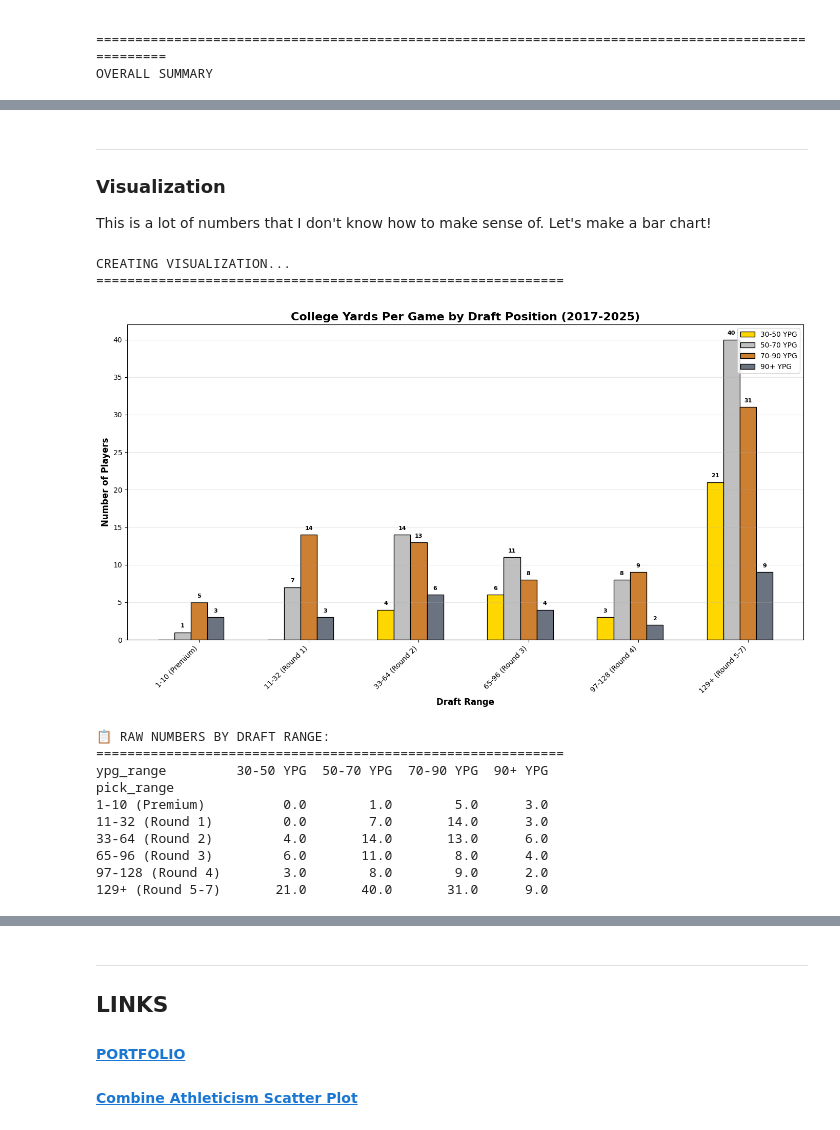
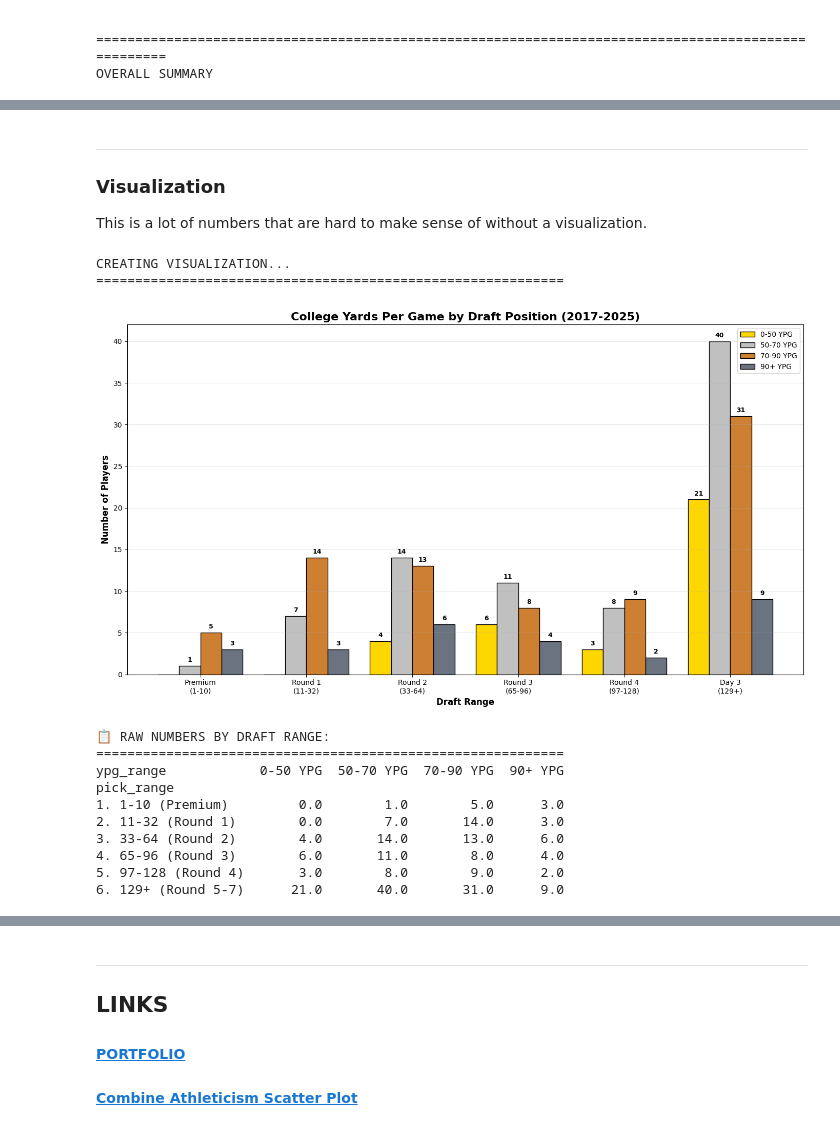
Before and after one commit to QuinnG8/nfl-draft-analytics, a Jupyter notebook: notebooks/02_college_ypg_analysis.ipynb, the cells around one changed output, grey strips where cells are left out. Drawn from its saved outputs; the diff is of its cells as text; code cells hidden in the pictures.

Commit message:
Updated Notebooks, added visualization

```diff
--- a/notebooks/02_college_ypg_analysis.ipynb
+++ b/notebooks/02_college_ypg_analysis.ipynb
@@ -154,7 +237,7 @@ WR COLLEGE YPG BY DRAFT PICK (2017-2025)
 # %% [markdown]
 ***
 ### Visualization
-This is a lot of numbers that I don't know how to make sense of. Let's make a bar chart!
+This is a lot of numbers that are hard to make sense of without a visualization.
 # %%
 import matplotlib.pyplot as plt
 import numpy as np
@@ -165,10 +248,10 @@ print("=" * 60)
 # first, let's pivot the data to get it in the right format
 pivot_data = results.pivot(index='pick_range', columns='ypg_range', values='player_count').fillna(0)
 
-# define the order for pick ranges
-pick_order = ['1-10 (Premium)', '11-32 (Round 1)', '33-64 (Round 2)',
-              '65-96 (Round 3)', '97-128 (Round 4)', '129+ (Round 5-7)']
-ypg_order = ['30-50 YPG', '50-70 YPG', '70-90 YPG', '90+ YPG']
+# define the order for pick ranges - MATCHING YOUR ACTUAL DATA
+pick_order = ['1. 1-10 (Premium)', '2. 11-32 (Round 1)', '3. 33-64 (Round 2)',
+              '4. 65-96 (Round 3)', '5. 97-128 (Round 4)', '6. 129+ (Round 5-7)']
+ypg_order = ['0-50 YPG', '50-70 YPG', '70-90 YPG', '90+ YPG']
 
 # reindex to ensure correct order
 pivot_data = pivot_data.reindex(index=pick_order, columns=ypg_order)
@@ -178,54 +261,57 @@ fig, ax = plt.subplots(figsize=(14, 8))
 
 # set up bar positions
 x = np.arange(len(pick_order))
-width = 0.15  # Slightly smaller to fit 5 bars
+width = 0.2  # Adjusted width for 4 bars
 
 # colors for each YPG range
-colors = ['#FFD700', '#C0C0C0', '#CD7F32', '#6B7280', '#2E4057']
+colors = ['#FFD700', '#C0C0C0', '#CD7F32', '#6B7280']
 
 # create bars for each YPG range
 bars = []
 for i, ypg in enumerate(ypg_order):
-    bar = ax.bar(x + (i - 2) * width, pivot_data[ypg].values, width,
+    # Adjust position calculation for 4 bars (i-1.5 centers them)
+    bar = ax.bar(x + (i - 1.5) * width, pivot_data[ypg].values, width,
                  label=ypg, color=colors[i], edgecolor='black')
     bars.append(bar)
 
 # customize the chart
 ax.set_xlabel('Draft Range', fontsize=12, fontweight='bold')
 ax.set_ylabel('Number of Players', fontsize=12, fontweight='bold')
 ax.set_title('College Yards Per Game by Draft Position (2017-2025)', fontsize=16, fontweight='bold')
 ax.set_xticks(x)
-ax.set_xticklabels(pick_order, rotation=45, ha='right')
+ax.set_xticklabels(['Premium\n(1-10)', 'Round 1\n(11-32)', 'Round 2\n(33-64)',
+                    'Round 3\n(65-96)', 'Round 4\n(97-128)', 'Day 3\n(129+)'],
+                   rotation=0, ha='center')
 ax.legend(loc='upper right', fontsize=10)
 ax.grid(True, alpha=0.3, axis='y')
 
 # add value labels on bars
 for bar_group in bars:
     for bar in bar_group:
         height = bar.get_height()
         if height > 0:
-            ax.text(bar.get_x() + bar.get_width()/2., height + 0.5,
-                   f'{int(height)}', ha='center', va='bottom', fontsize=8, fontweight='bold')
+            ax.text(bar.get_x() + bar.get_width()/2., height + 0.3,
+                   f'{int(height)}', ha='center', va='bottom', fontsize=9, fontweight='bold')
 
 plt.tight_layout()
 plt.savefig('college_ypg_by_draft_range.png', dpi=300, bbox_inches='tight')
 plt.show()
 
 # Show the raw data
 print("\n📋 RAW NUMBERS BY DRAFT RANGE:")
 print("=" * 60)
 print(pivot_data.to_string())
 # %% [output]
 CREATING VISUALIZATION...
 ============================================================
-[figure, old version]
+[figure, new version]
 📋 RAW NUMBERS BY DRAFT RANGE:
 ============================================================
-ypg_range         30-50 YPG  50-70 YPG  70-90 YPG  90+ YPG
+ypg_range            0-50 YPG  50-70 YPG  70-90 YPG  90+ YPG
 pick_range
-1-10 (Premium)          0.0        1.0        5.0      3.0
-11-32 (Round 1)         0.0        7.0       14.0      3.0
-33-64 (Round 2)         4.0       14.0       13.0      6.0
-65-96 (Round 3)         6.0       11.0        8.0      4.0
-97-128 (Round 4)        3.0        8.0        9.0      2.0
-129+ (Round 5-7)       21.0       40.0       31.0      9.0
+1. 1-10 (Premium)         0.0        1.0        5.0      3.0
+2. 11-32 (Round 1)        0.0        7.0       14.0      3.0
+3. 33-64 (Round 2)        4.0       14.0       13.0      6.0
+4. 65-96 (Round 3)        6.0       11.0        8.0      4.0
+5. 97-128 (Round 4)       3.0        8.0        9.0      2.0
+6. 129+ (Round 5-7)      21.0       40.0       31.0      9.0
```
Also changed, not shown: parts of 17 cells of this notebook, 6 other files.
